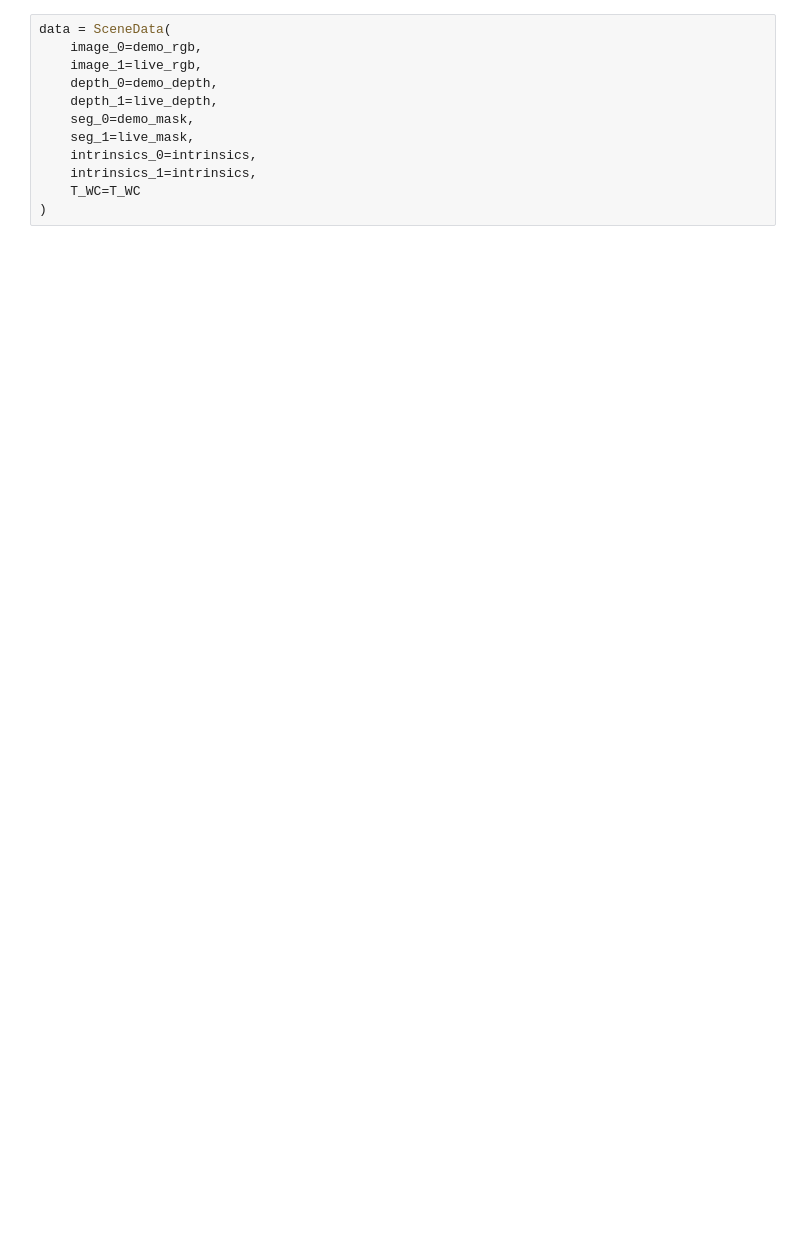
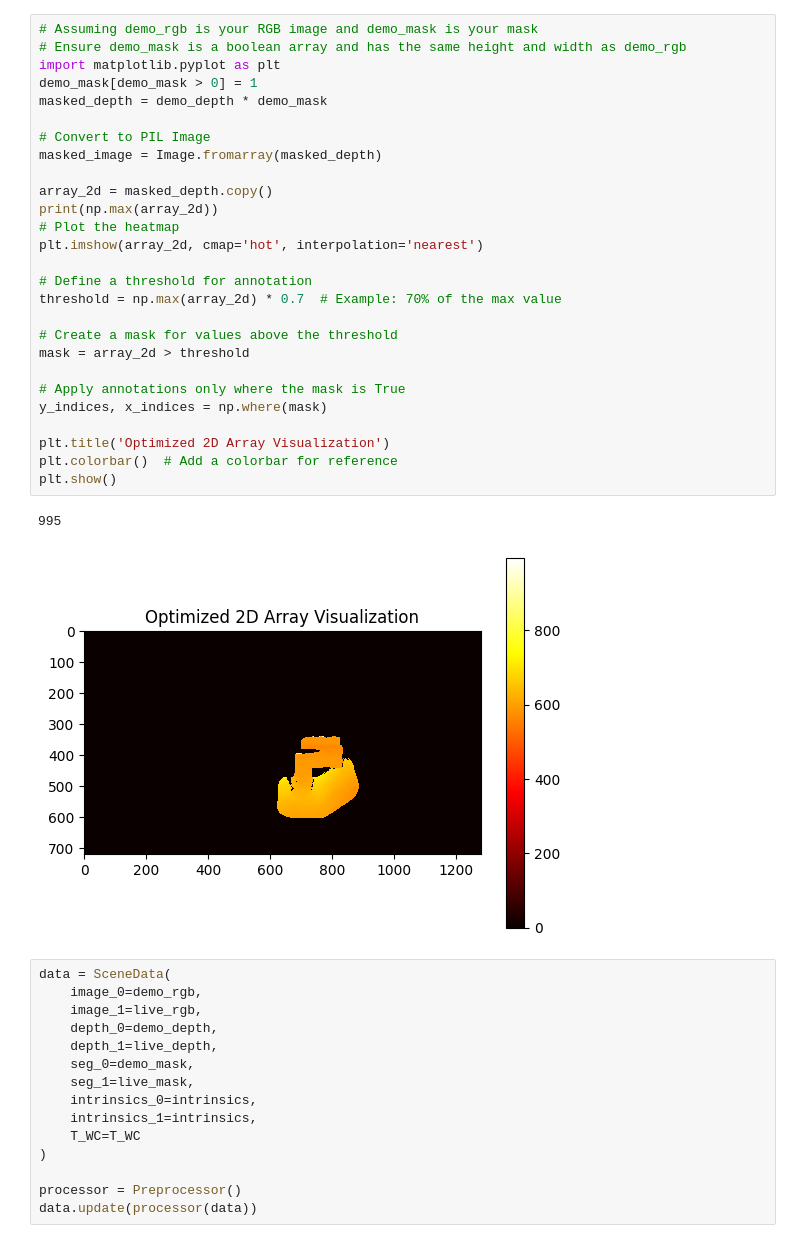
Before and after one commit to yw14218/yumi_oneshot, a Jupyter notebook: PoseEst/icp.ipynb, the cells around one changed output. Cells and saved outputs as stored; diff of their text form; blank space fills up the shorter version.

```diff
--- a/PoseEst/icp.ipynb
+++ b/PoseEst/icp.ipynb
@@ -16,3 +24,33 @@ intrinsics = np.load("../handeye/intrinsics.npy")
+# %%
+# Assuming demo_rgb is your RGB image and demo_mask is your mask
+# Ensure demo_mask is a boolean array and has the same height and width as demo_rgb
+import matplotlib.pyplot as plt
+demo_mask[demo_mask > 0] = 1
+masked_depth = demo_depth * demo_mask
+
+# Convert to PIL Image
+masked_image = Image.fromarray(masked_depth)
+
+array_2d = masked_depth.copy()
+print(np.max(array_2d))
+# Plot the heatmap
+plt.imshow(array_2d, cmap='hot', interpolation='nearest')
+
+# Define a threshold for annotation
+threshold = np.max(array_2d) * 0.7  # Example: 70% of the max value
+
+# Create a mask for values above the threshold
+mask = array_2d > threshold
+
+# Apply annotations only where the mask is True
+y_indices, x_indices = np.where(mask)
+
+plt.title('Optimized 2D Array Visualization')
+plt.colorbar()  # Add a colorbar for reference
+plt.show()
+# %% [output]
+995
+[figure, added]
 # %%
 data = SceneData(
     image_0=demo_rgb,
@@ -25,3 +63,6 @@ data = SceneData(
     intrinsics_1=intrinsics,
     T_WC=T_WC
 )
+
+processor = Preprocessor()
+data.update(processor(data))
```
Also changed, not shown: parts of 7 cells of this notebook, 53 other files.
